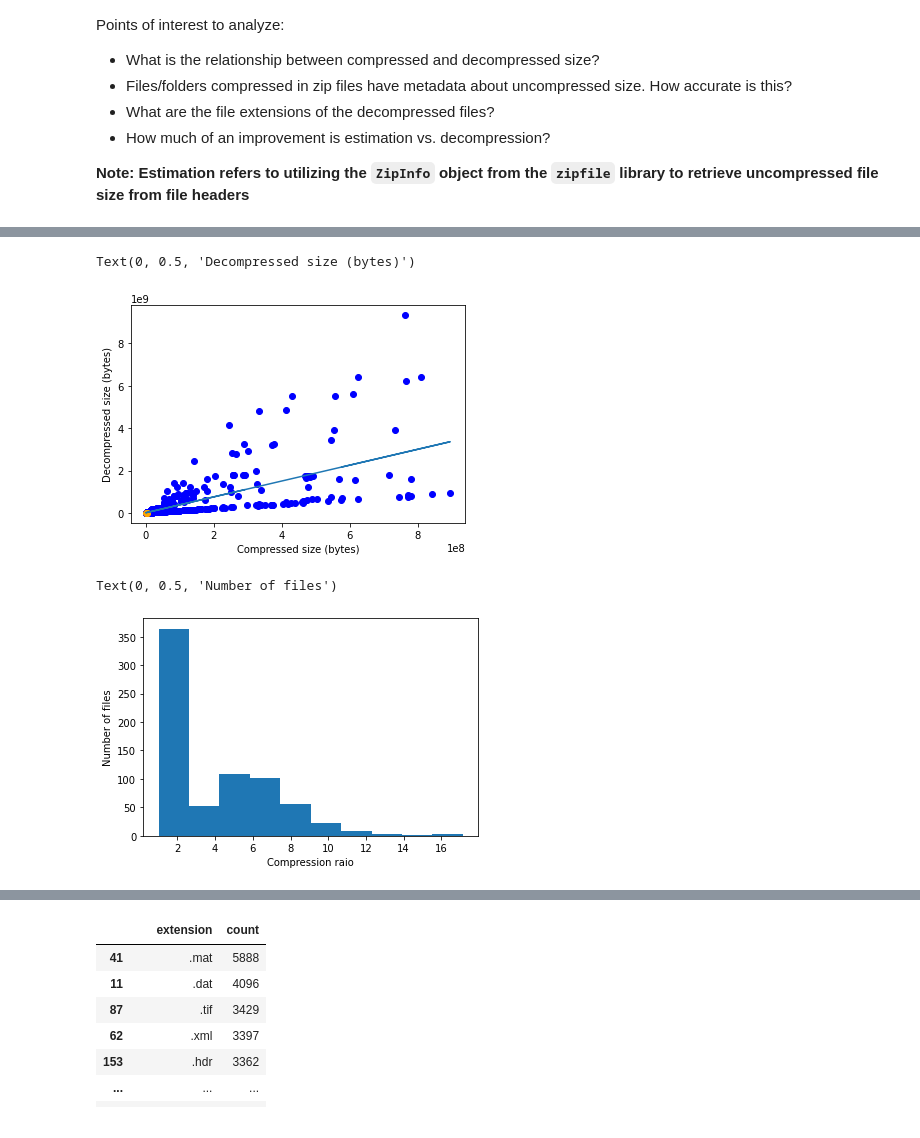
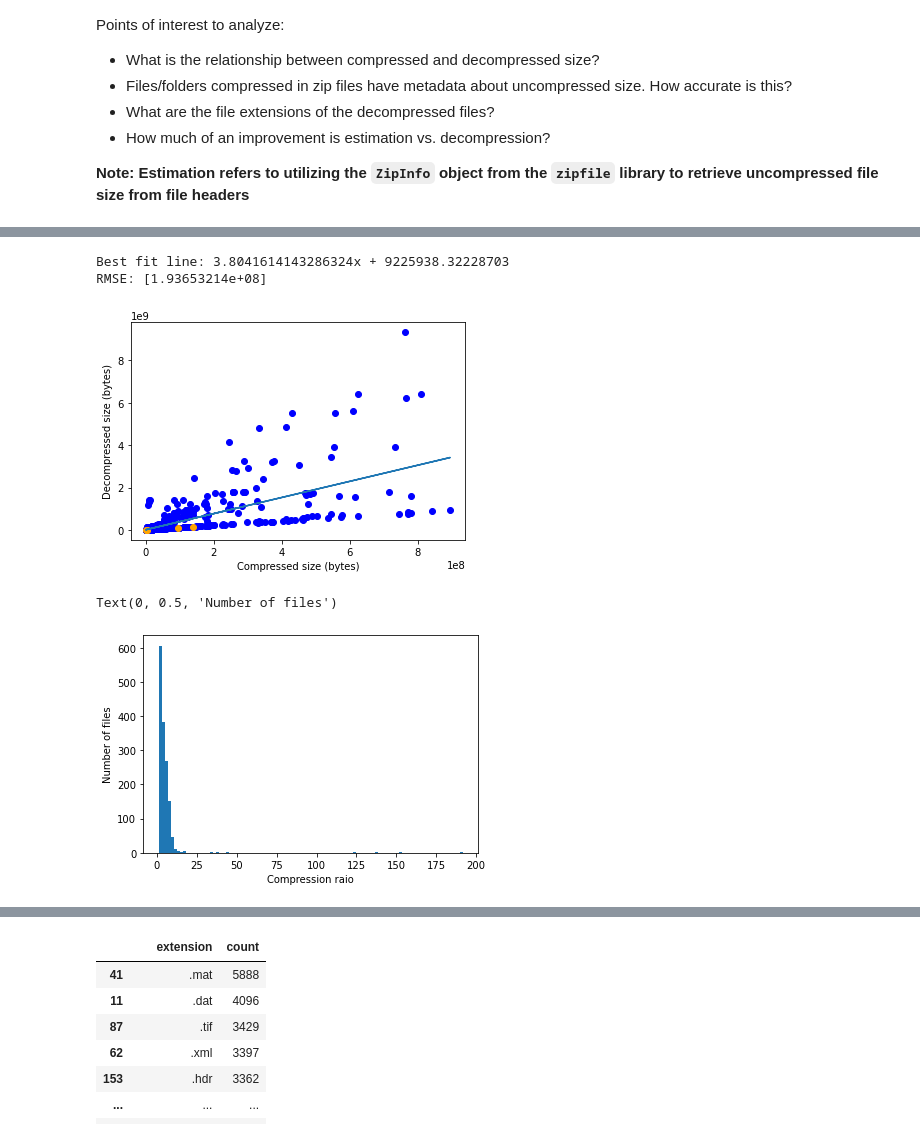
Before and after one commit to xtracthub/abyss, a Jupyter notebook: notebooks/decompression_analysis.ipynb, the cells around one changed output, grey strips where cells are left out. Saved outputs shown, nothing was run; the diff lists cells and outputs as text; code cells hidden in the pictures.

```diff
--- a/notebooks/decompression_analysis.ipynb
+++ b/notebooks/decompression_analysis.ipynb
@@ -65,21 +67,25 @@ plt.plot(x1, poly_fn(x1))
 
 plt.xlabel("Compressed size (bytes)")
 plt.ylabel("Decompressed size (bytes)")
+
+print(f"Best fit line: {coef[0]}x + {coef[1]}")
+print(f"RMSE: {np.sqrt(res/len(x1))}")
 # %% [output]
-Text(0, 0.5, 'Decompressed size (bytes)')
+Best fit line: 3.8041614143286324x + 9225938.32228703
+RMSE: [1.93653214e+08]
-[figure, old version]
+[figure, new version]
 # %%
 # Visualize compression ratios
 compression_ratios = zip_results_df.decompressed_size / zip_results_df.compressed_size
 
 # Figure 2
-plt.hist(compression_ratios)
+plt.hist(compression_ratios, bins=100)
 
 plt.xlabel("Compression raio")
 plt.ylabel("Number of files")
 # %% [output]
 Text(0, 0.5, 'Number of files')
-[figure, old version]
+[figure, new version]
 # %%
 # Visualize actual decompression size vs. predicted size
 x2 = zip_results_df.decompressed_size
```
Also changed, not shown: parts of 21 cells of this notebook, 18 other files.
